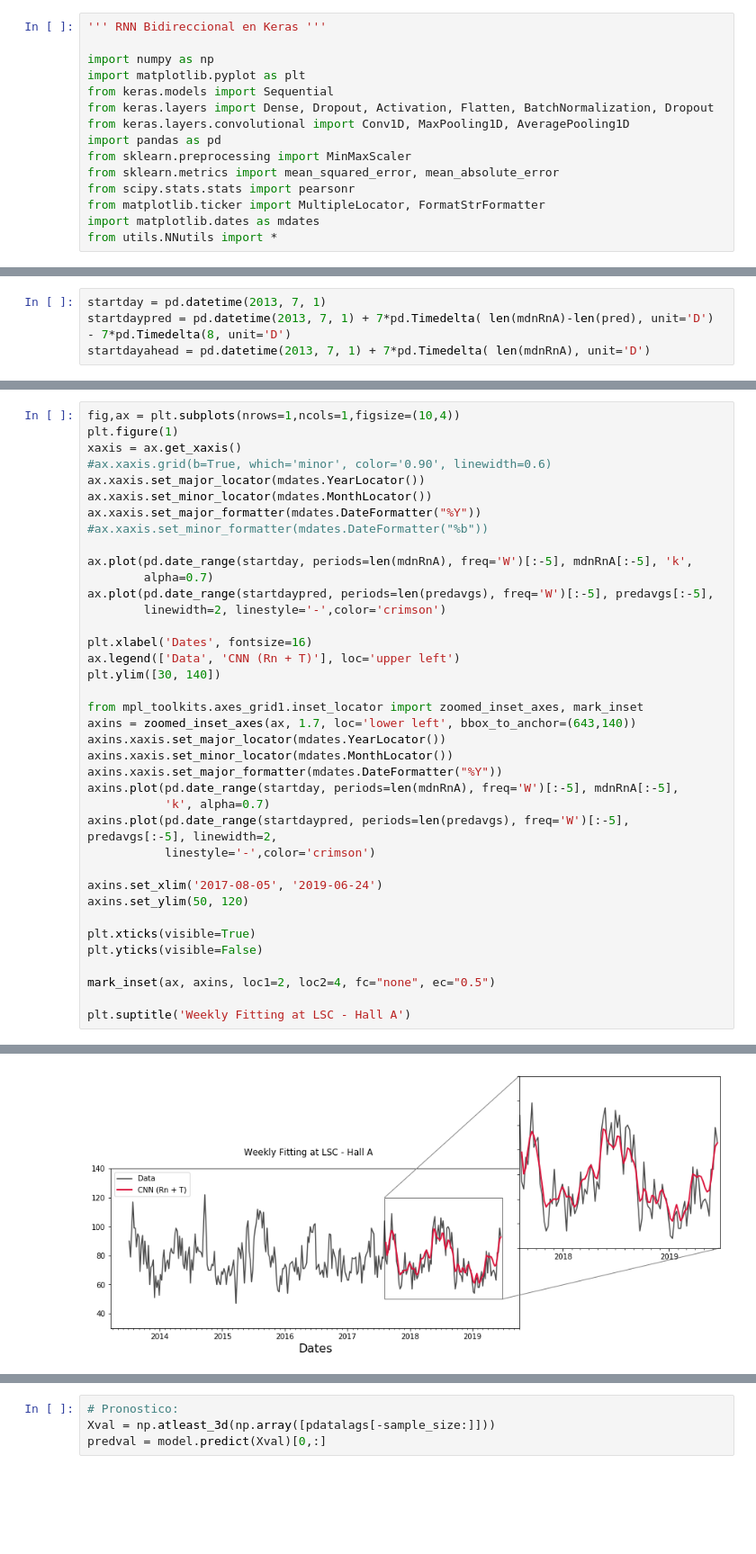
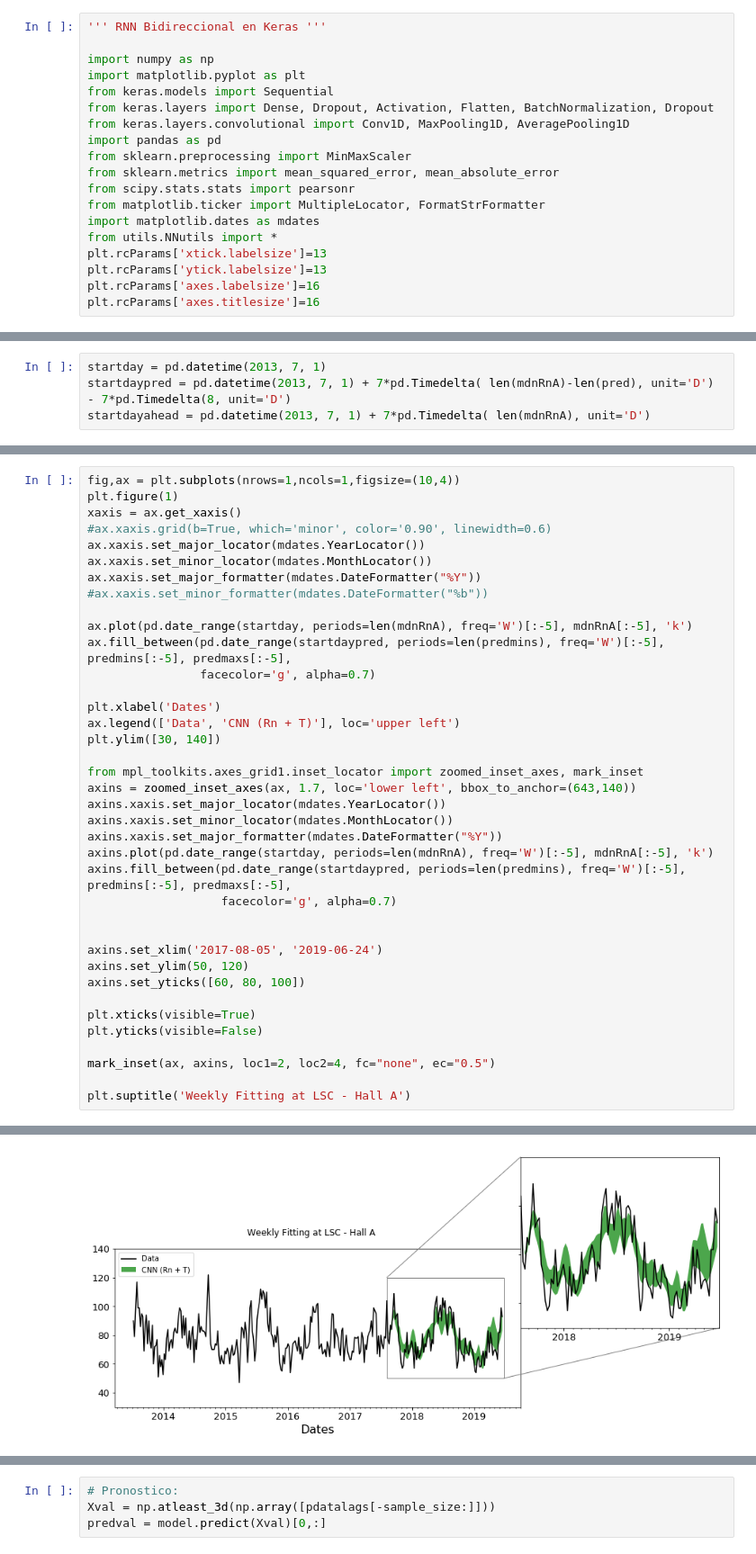
Before and after one commit to TsspGit/Rn_Time_Series, a Jupyter notebook: AEMET/Codes_Daily/New_NN_Try.ipynb, the cells around one changed output, grey strips where cells are left out. Shown at 90% size. Drawn from its saved outputs; the diff is of its cells as text; blank space fills up the shorter version.

```diff
--- a/AEMET/Codes_Daily/New_NN_Try.ipynb
+++ b/AEMET/Codes_Daily/New_NN_Try.ipynb
@@ -13,6 +13,10 @@ from scipy.stats.stats import pearsonr
 from matplotlib.ticker import MultipleLocator, FormatStrFormatter
 import matplotlib.dates as mdates
 from utils.NNutils import *
+plt.rcParams['xtick.labelsize']=13
+plt.rcParams['ytick.labelsize']=13
+plt.rcParams['axes.labelsize']=16
+plt.rcParams['axes.titlesize']=16
 # %%
 # Radon
 mdnRnA = np.loadtxt('../../mdnRnA.txt', delimiter=',')
@@ -176,40 +182,40 @@ startdayahead = pd.datetime(2013, 7, 1) + 7*pd.Timedelta( len(mdnRnA), unit='D')
 fig,ax = plt.subplots(nrows=1,ncols=1,figsize=(10,4))
 plt.figure(1)
 xaxis = ax.get_xaxis()
 #ax.xaxis.grid(b=True, which='minor', color='0.90', linewidth=0.6)
 ax.xaxis.set_major_locator(mdates.YearLocator())
 ax.xaxis.set_minor_locator(mdates.MonthLocator())
 ax.xaxis.set_major_formatter(mdates.DateFormatter("%Y"))
 #ax.xaxis.set_minor_formatter(mdates.DateFormatter("%b"))
 
-ax.plot(pd.date_range(startday, periods=len(mdnRnA), freq='W')[:-5], mdnRnA[:-5], 'k',
-        alpha=0.7)
-ax.plot(pd.date_range(startdaypred, periods=len(predavgs), freq='W')[:-5], predavgs[:-5],
-        linewidth=2, linestyle='-',color='crimson')
+ax.plot(pd.date_range(startday, periods=len(mdnRnA), freq='W')[:-5], mdnRnA[:-5], 'k')
+ax.fill_between(pd.date_range(startdaypred, periods=len(predmins), freq='W')[:-5], predmins[:-5], predmaxs[:-5],
+                facecolor='g', alpha=0.7)
 
-plt.xlabel('Dates', fontsize=16)
+plt.xlabel('Dates')
 ax.legend(['Data', 'CNN (Rn + T)'], loc='upper left')
 plt.ylim([30, 140])
 
 from mpl_toolkits.axes_grid1.inset_locator import zoomed_inset_axes, mark_inset
 axins = zoomed_inset_axes(ax, 1.7, loc='lower left', bbox_to_anchor=(643,140))
 axins.xaxis.set_major_locator(mdates.YearLocator())
 axins.xaxis.set_minor_locator(mdates.MonthLocator())
 axins.xaxis.set_major_formatter(mdates.DateFormatter("%Y"))
-axins.plot(pd.date_range(startday, periods=len(mdnRnA), freq='W')[:-5], mdnRnA[:-5],
-           'k', alpha=0.7)
-axins.plot(pd.date_range(startdaypred, periods=len(predavgs), freq='W')[:-5], predavgs[:-5], linewidth=2,
-           linestyle='-',color='crimson')
+axins.plot(pd.date_range(startday, periods=len(mdnRnA), freq='W')[:-5], mdnRnA[:-5], 'k')
+axins.fill_between(pd.date_range(startdaypred, periods=len(predmins), freq='W')[:-5], predmins[:-5], predmaxs[:-5],
+                   facecolor='g', alpha=0.7)
+
 
 axins.set_xlim('2017-08-05', '2019-06-24')
 axins.set_ylim(50, 120)
+axins.set_yticks([60, 80, 100])
 
 plt.xticks(visible=True)
 plt.yticks(visible=False)
 
 mark_inset(ax, axins, loc1=2, loc2=4, fc="none", ec="0.5")
 
 plt.suptitle('Weekly Fitting at LSC - Hall A')
 # %% [output]
 Text(0.5,0.98,'Weekly Fitting at LSC - Hall A')
-[figure, old version]
+[figure, new version]
```
Also changed, not shown: parts of 10 cells of this notebook.
